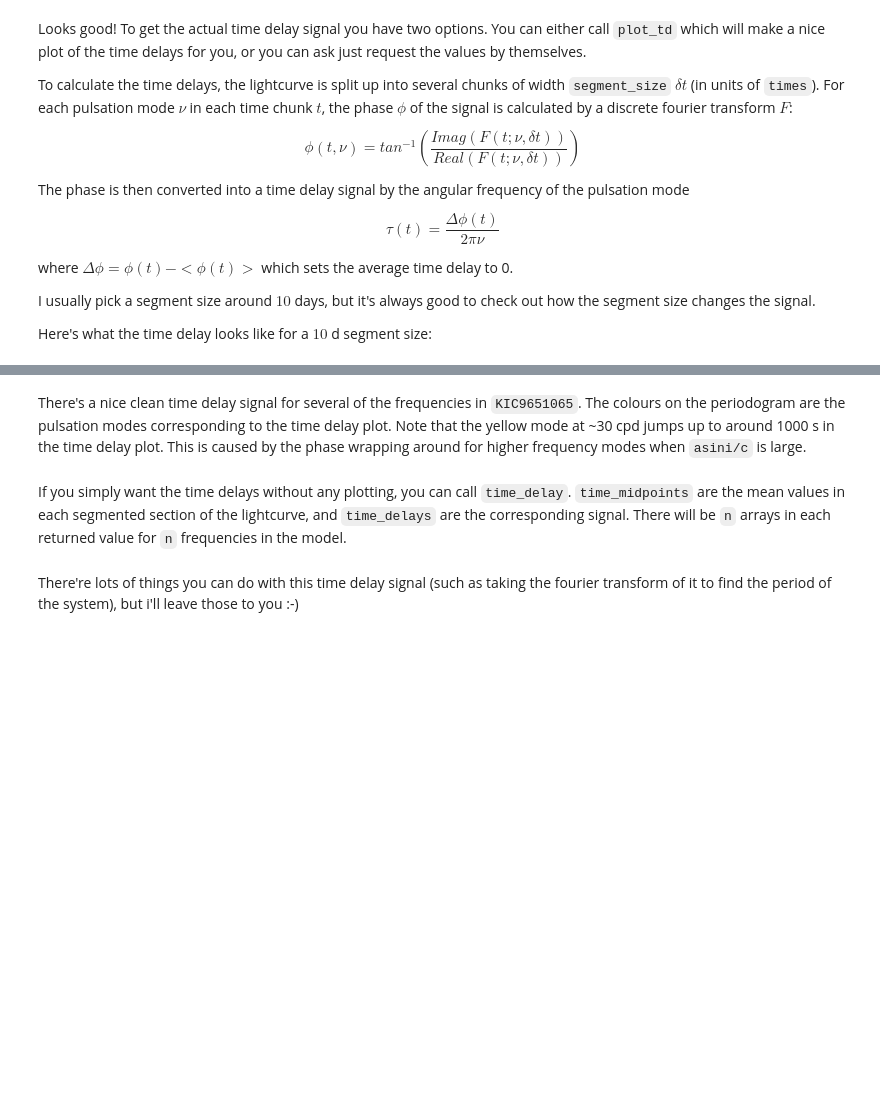
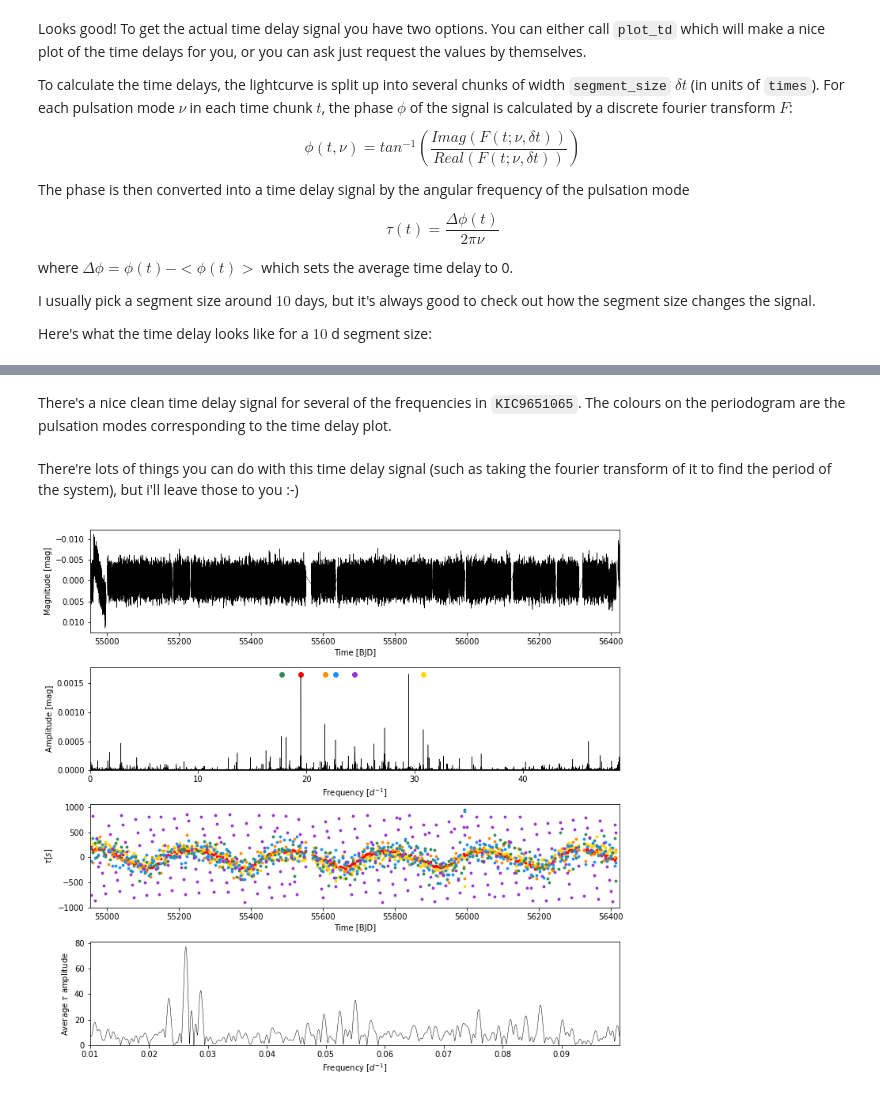
Before and after one commit to danhey/timedelay, a Jupyter notebook: time delay tutorial.ipynb, the cells around one changed output, grey strips where cells are left out. Saved outputs shown, nothing was run; the diff lists cells and outputs as text; code cells hidden in the pictures; blank space fills up the shorter version.

Commit message:
Update tutorial with firstlook

```diff
--- a/time delay tutorial.ipynb
+++ b/time delay tutorial.ipynb
@@ -101,4 +90,2 @@ array([<matplotlib.axes._subplots.AxesSubplot object at 0x...>,
 # %% [markdown]
-There's a nice clean time delay signal for several of the frequencies in `KIC9651065`. The colours on the periodogram are the pulsation modes corresponding to the time delay plot. Note that the yellow mode at ~30 cpd jumps up to around 1000 s in the time delay plot. This is caused by the phase wrapping around for higher frequency modes when `asini/c` is large.
+There's a nice clean time delay signal for several of the frequencies in `KIC9651065`. The colours on the periodogram are the pulsation modes corresponding to the time delay plot.
-# %% [markdown]
-If you simply want the time delays without any plotting, you can call `time_delay`. `time_midpoints` are the mean values in each segmented section of the lightcurve, and `time_delays` are the corresponding signal. There will be `n` arrays in each returned value for `n` frequencies in the model.
@@ -107,2 +92,6 @@ time_midpoints, time_delays = td.time_delay(segment_size=10)
 # %% [markdown]
 There're lots of things you can do with this time delay signal (such as taking the fourier transform of it to find the period of the system), but i'll leave those to you :-)
+# %%
+td.first_look()
+# %% [output]
+[figure, added]
```
Also changed, not shown: parts of 7 cells of this notebook.
